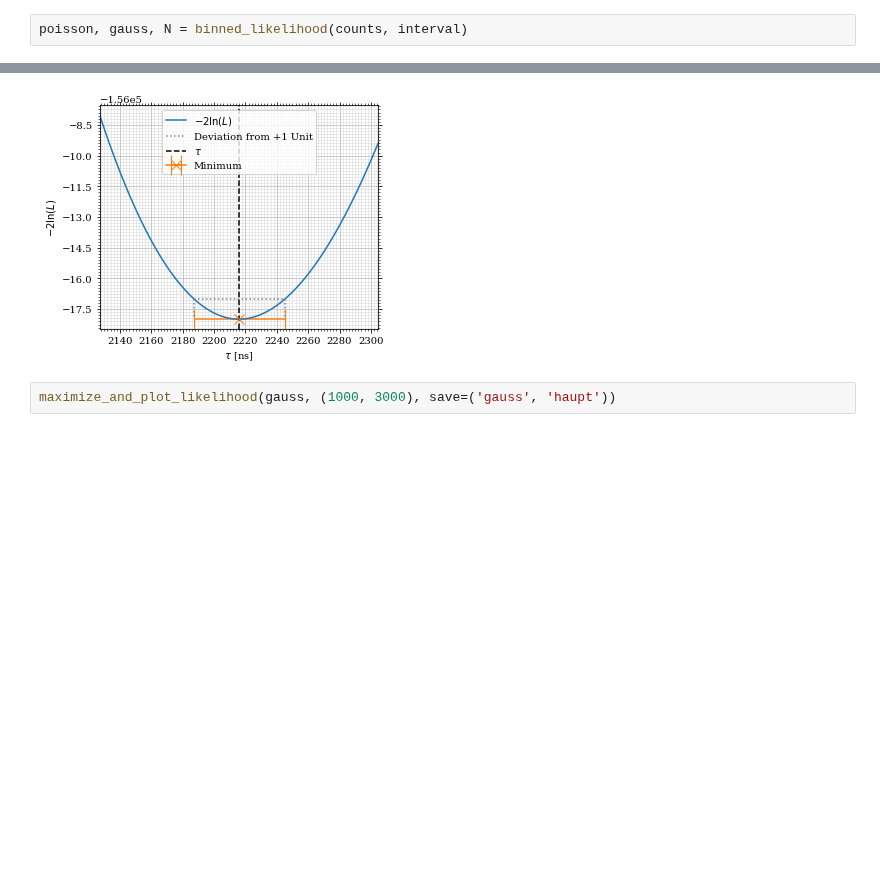
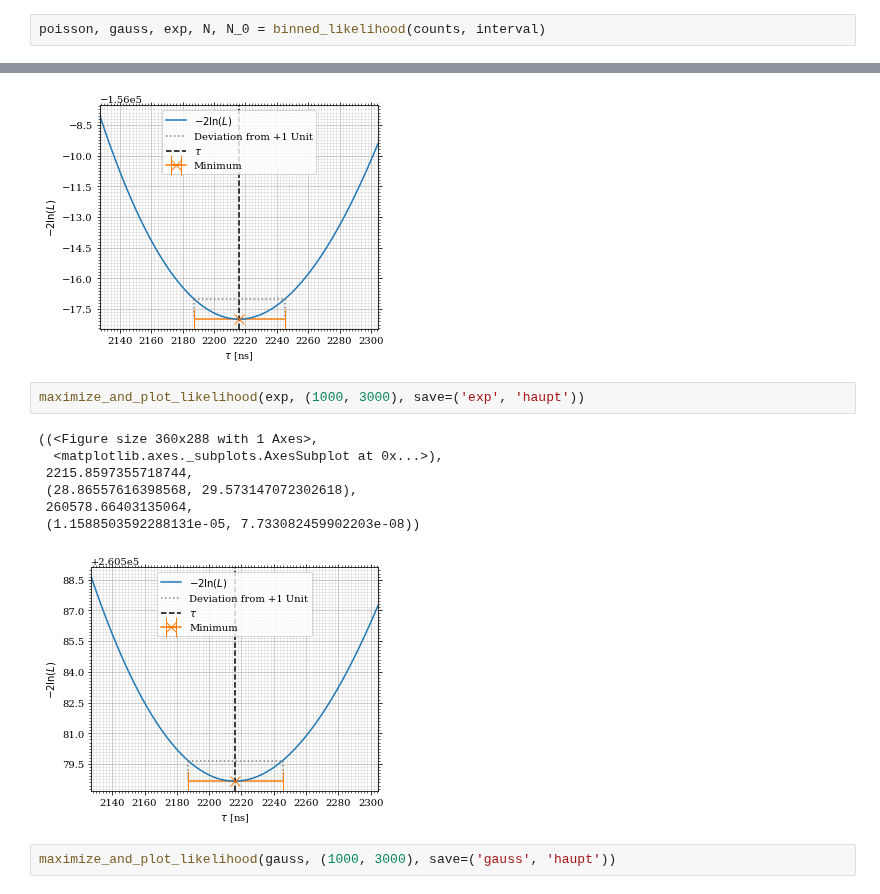
Before and after one commit to vale981/fpraktikum, a Jupyter notebook: LM/auswertung/Untitled.ipynb, the cells around one changed output, grey strips where cells are left out. Cells and saved outputs as stored; diff of their text form; blank space fills up the shorter version.

```diff
--- a/LM/auswertung/Untitled.ipynb
+++ b/LM/auswertung/Untitled.ipynb
@@ -134,5 +147,5 @@ constants.physical_constants['muon mass energy equivalent in MeV']
 # %%
-poisson, gauss, N = binned_likelihood(counts, interval)
+poisson, gauss, exp, N, N_0 = binned_likelihood(counts, interval)
 # %%
 maximize_and_plot_likelihood(poisson, (1000, 3000), save=('poisson', 'haupt'))
 # %% [output]
@@ -143,6 +156,16 @@ maximize_and_plot_likelihood(poisson, (1000, 3000), save=('poisson', 'haupt'))
  -156017.98604455253,
  (1.1588503592450155e-05, 7.733082476479676e-08))
 [figure]
+# %%
+maximize_and_plot_likelihood(exp, (1000, 3000), save=('exp', 'haupt'))
+# %% [output]
+((<Figure size 360x288 with 1 Axes>,
+  <matplotlib.axes._subplots.AxesSubplot at 0x...>),
+ 2215.8597355718744,
+ (28.86557616398568, 29.573147072302618),
+ 260578.66403135064,
+ (1.1588503592288131e-05, 7.733082459902203e-08))
+[figure, added]
 # %%
 maximize_and_plot_likelihood(gauss, (1000, 3000), save=('gauss', 'haupt'))
 # %% [output]
```
Also changed, not shown: parts of 13 cells of this notebook, 16 other files.
